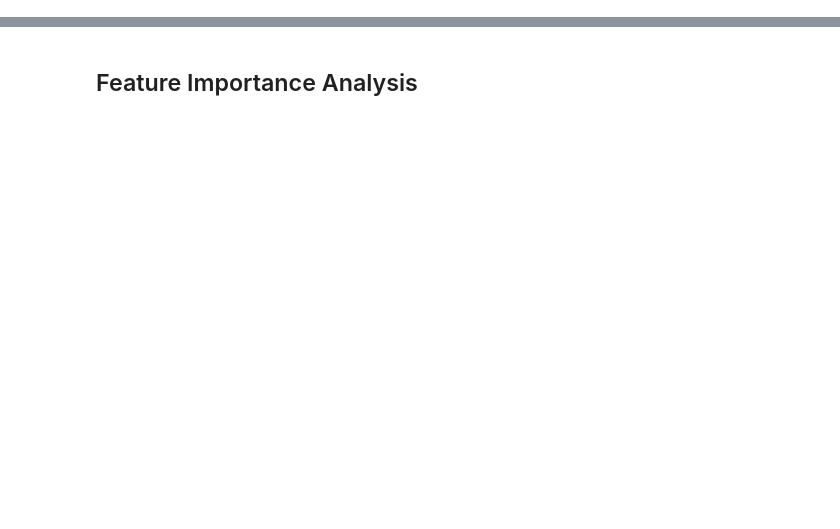
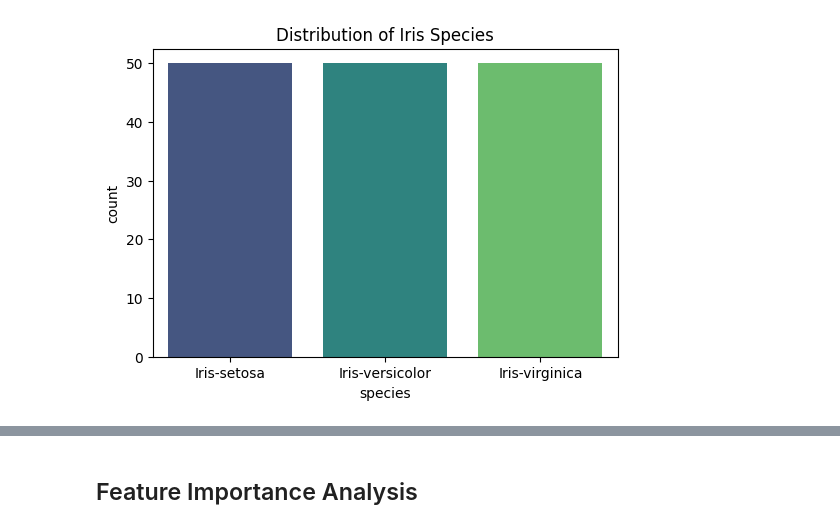
Before and after one commit to MALLAMPOLAIAHGANESH/CODSOFT-, a Jupyter notebook: IRIS_prediction.ipynb, the cells around one changed output, grey strips where cells are left out. Cells and saved outputs as stored; diff of their text form; code cells hidden in the pictures; blank space fills up the shorter version.

```diff
--- a/IRIS_prediction.ipynb
+++ b/IRIS_prediction.ipynb
@@ -90,4 +0,0 @@ plt.show()
-# %%
-sns.set_style("whitegrid")
-sns.pairplot(df,hue="species",height=3);
-plt.show()
@@ -319,0 +35,10 @@ Random Forest:
+# %%
+# Load the dataset
+try:
+    df = pd.read_csv("IRIS_dataset.csv")
+    print("✅ Dataset Loaded Successfully!")
+except FileNotFoundError:
+    print("❌ Error: 'IRIS_dataset.csv' not found. Please ensure the file is in the same directory.")
+
+# Display first 5 rows
+df.head()
@@ -319,0 +89,8 @@ Random Forest:
+# %%
+# Check Class Balance
+plt.figure(figsize=(6, 4))
+sns.countplot(x='species', data=df, palette='viridis')
+plt.title('Distribution of Iris Species')
+plt.show()
+# %% [output]
+[figure, added]
```
Also changed, not shown: parts of 46 cells of this notebook.
